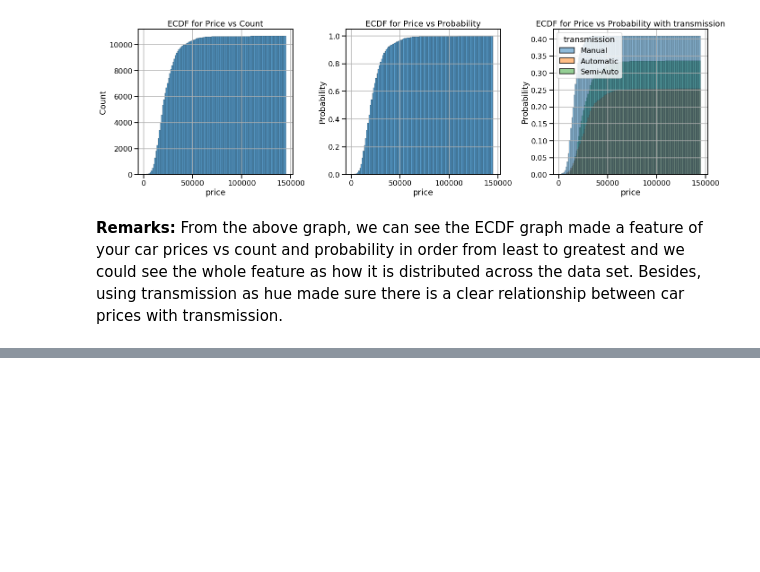
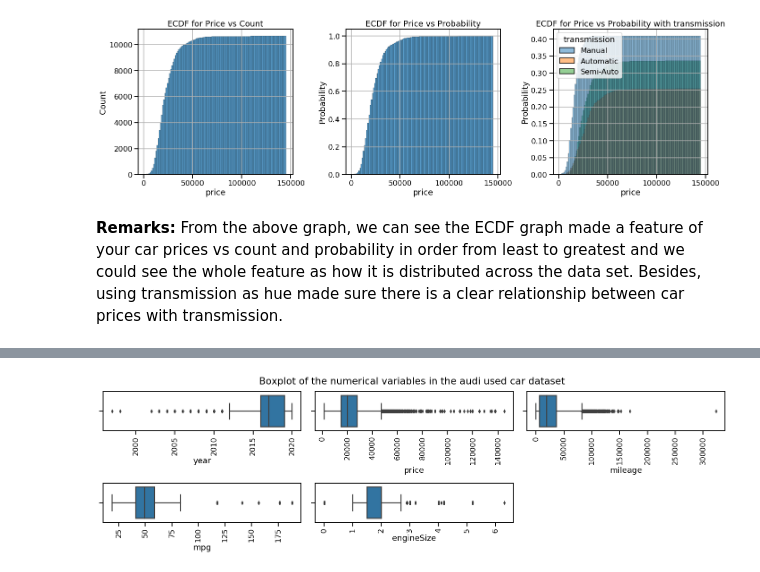
Before and after one commit to tasnimmuna2610/audi_used_car_analysis, a Jupyter notebook: audi_used_car_EDA.ipynb, the cells around one changed output, grey strips where cells are left out. Drawn from its saved outputs; the diff is of its cells as text; code cells hidden in the pictures; blank space fills up the shorter version.

```diff
--- a/audi_used_car_EDA.ipynb
+++ b/audi_used_car_EDA.ipynb
@@ -636,0 +636,13 @@ plt.show()
+# %%
+# Now we will create numeric columns in x axis. For this, we can define a function.
+def create_num_cols(dataframe):
+
+    # create an empty list to keep the numeric columns
+    num_cols = []
+
+    # create a for loop to check the data types of all columns
+    for col in dataframe.columns:
+        if (dataframe[col].dtypes == 'int64') | (dataframe[col].dtypes == 'float64'):
+            num_cols.append(col)
+
+    return num_cols
@@ -636,0 +655,14 @@ plt.show()
+# %%
+# Creating a for loop to show the boxplots of all numeric features
+plt.figure(figsize=(20,6))
+for index in range(len(numeric_cols)):
+    plt.subplot(2,3,index+1)
+    sns.boxplot(x=data_frame[numeric_cols[index]])
+    plt.xticks(rotation=90)
+
+
+plt.suptitle("Boxplot of the numerical variables in the audi used car dataset")
+plt.tight_layout(rect=[0, 0.03, 1, 0.95])
+plt.show()
+# %% [output]
+[figure, added]
```
Also changed, not shown: parts of 9 cells of this notebook.
